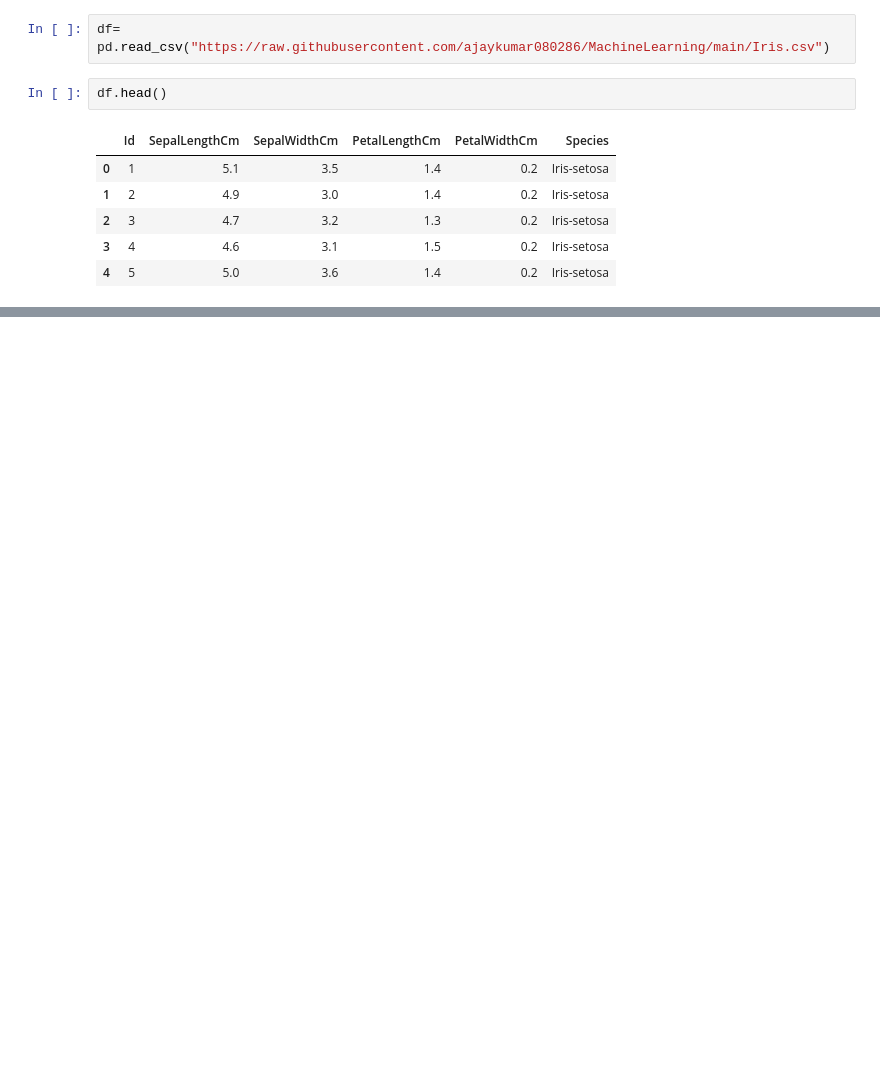
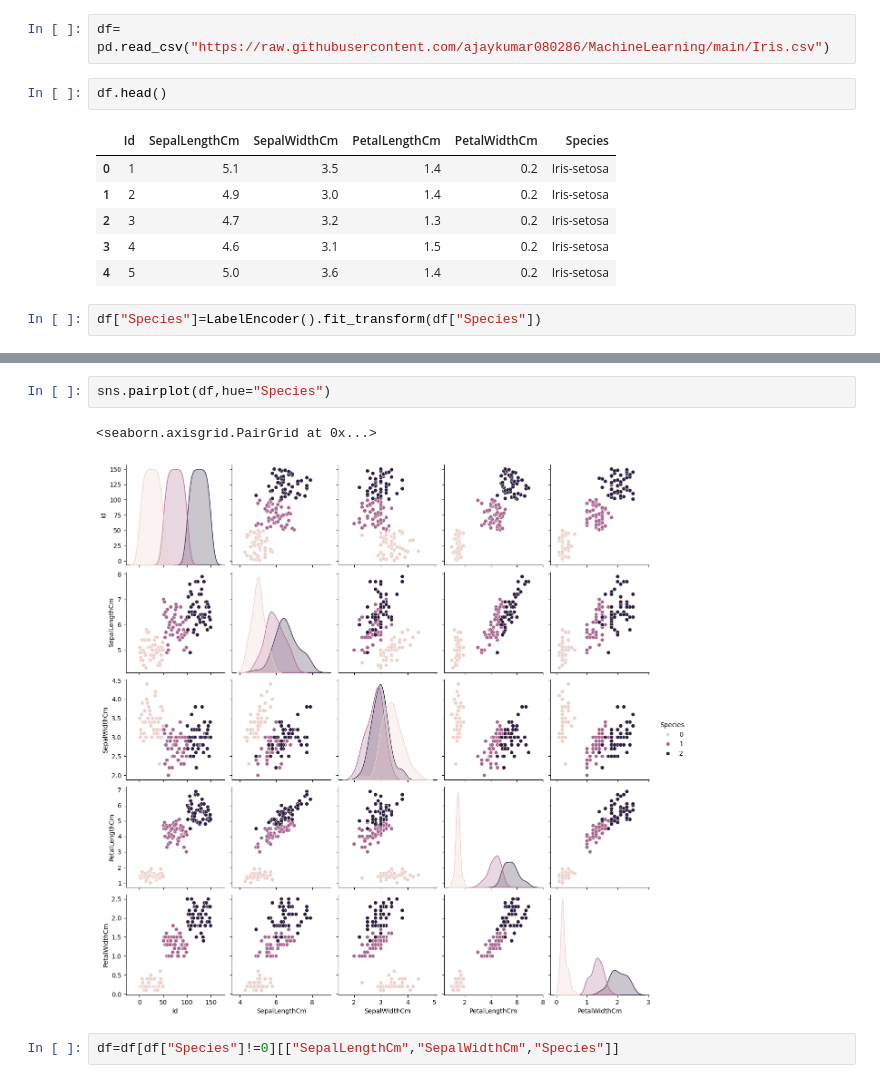
Before and after one commit to ajaykumar080286/MachineLearning, a Jupyter notebook: 44_Voting_Classifier.ipynb, the cells around one changed output, grey strips where cells are left out. Drawn from its saved outputs; the diff is of its cells as text; blank space fills up the shorter version.

```diff
--- a/44_Voting_Classifier.ipynb
+++ b/44_Voting_Classifier.ipynb
@@ -24,3 +29,5 @@ df.head()
 | 2 | 3 | 4.7 | 3.2 | 1.3 | 0.2 | Iris-setosa |
 | 3 | 4 | 4.6 | 3.1 | 1.5 | 0.2 | Iris-setosa |
 | 4 | 5 | 5.0 | 3.6 | 1.4 | 0.2 | Iris-setosa |
+# %%
+df["Species"]=LabelEncoder().fit_transform(df["Species"])
@@ -26,0 +52,7 @@ df.head()
+# %%
+sns.pairplot(df,hue="Species")
+# %% [output]
+<seaborn.axisgrid.PairGrid at 0x...>
+[figure, added]
+# %%
+df=df[df["Species"]!=0][["SepalLengthCm","SepalWidthCm","Species"]]
```
Also changed, not shown: parts of 32 cells of this notebook.
